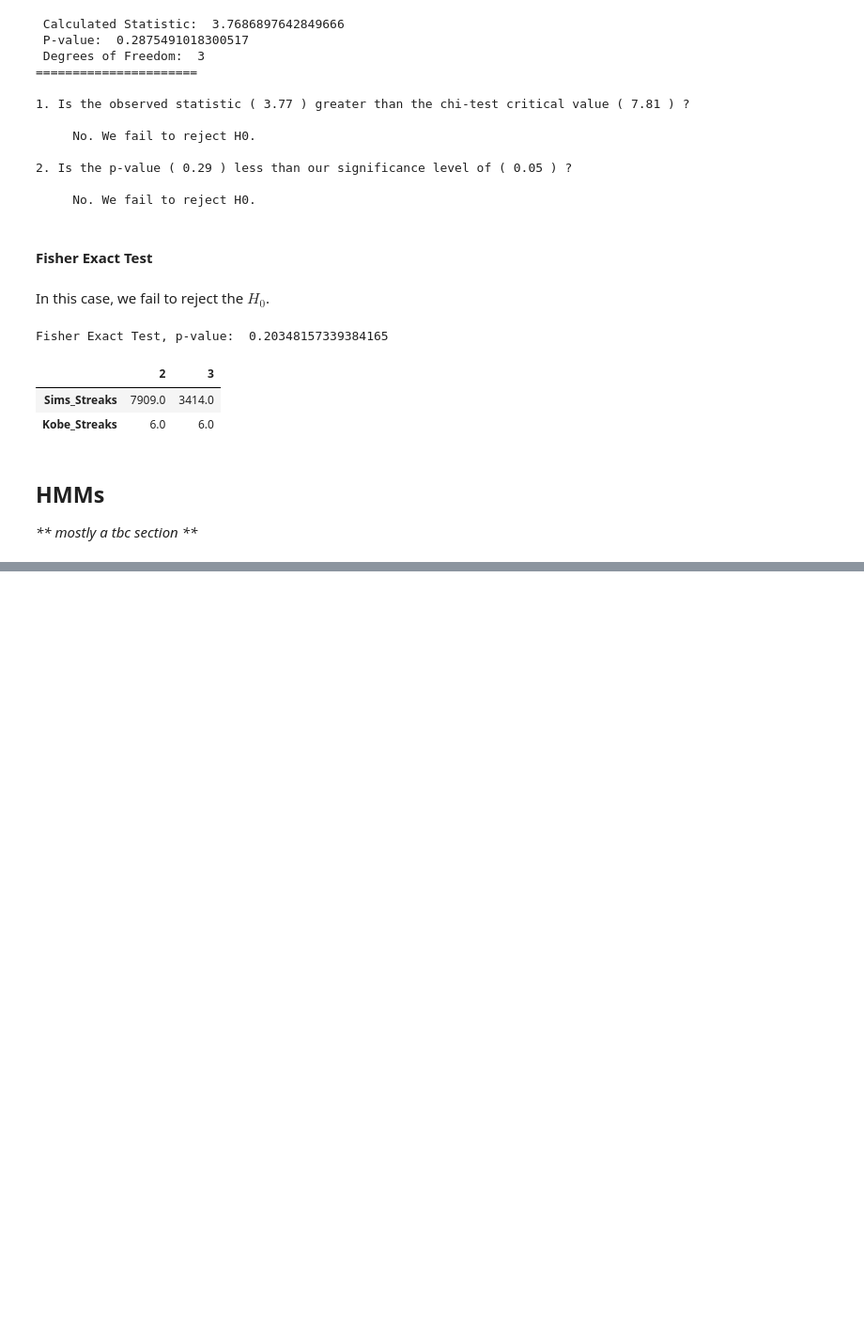
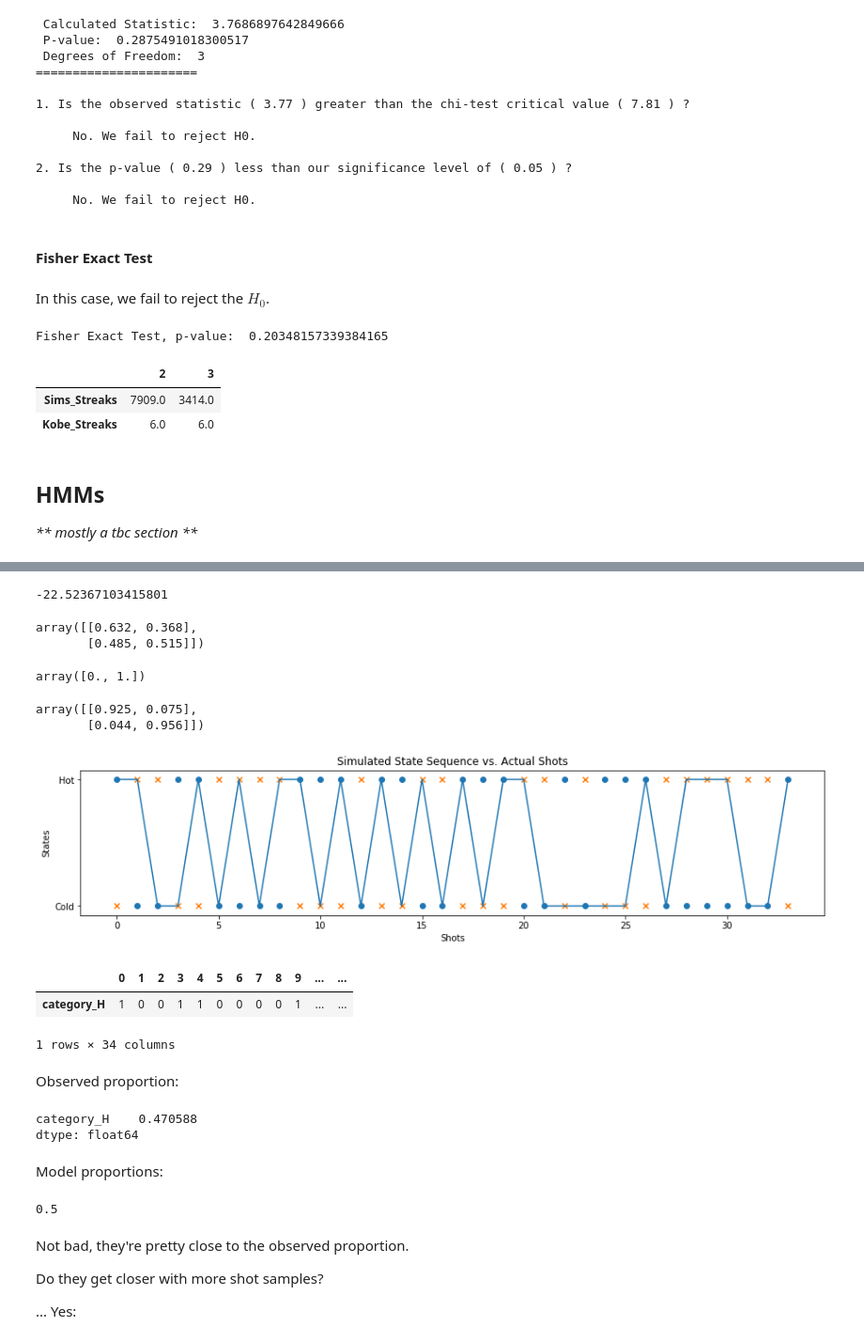
Before and after one commit to jessimk/hothand, a Jupyter notebook: kobe_hothand_python.ipynb, the cells around one changed output, grey strips where cells are left out. Shown at 94% size. Saved outputs shown, nothing was run; the diff lists cells and outputs as text; code cells hidden in the pictures; blank space fills up the shorter version.

Commit message:
learning hmmlearn

```diff
--- a/kobe_hothand_python.ipynb
+++ b/kobe_hothand_python.ipynb
@@ -457,0 +416,8 @@ data.head(15)
+# %%
+X = X.drop(columns=['category_M'])
+# %%
+from hmmlearn.hmm import GaussianHMM, MultinomialHMM #
+X = X.astype(int)
+# %%
+model = MultinomialHMM(n_components=2,
+                       n_iter=1000).fit(X)
@@ -457,0 +433,65 @@ data.head(15)
+# %%
+model.score(X)
+# %% [output]
+-22.52367103415801
+# %%
+np.round(model.transmat_, 3)
+# %% [output]
+array([[0.632, 0.368],
+       [0.485, 0.515]])
+# %%
+np.round(model.startprob_, 3)
+# %% [output]
+array([0., 1.])
+# %%
+np.round(model.emissionprob_, 3)
+# %% [output]
+array([[0.925, 0.075],
+       [0.044, 0.956]])
+# %%
+Hits = Hits_Miss.category_H
+Misses = Hits_Miss.category_M
+# %%
+plt.figure(figsize=(15,3))
+nshots = 34
+
+outputs, states = model.sample(nshots)
+plt.plot(outputs.flatten())
+
+plt.scatter(Hits.index, Hits, marker = 'o')
+plt.scatter(Misses.index, Misses, marker = 'x')
+
+plt.ylabel('States')
+plt.xlabel('Shots')
+
+plt.yticks(ticks=[0,1], labels=['Cold', 'Hot'])
+
+
+plt.title("Simulated State Sequence vs. Actual Shots");
+# %% [output]
+[figure, added]
+# %%
+X.T
+# %% [output]
+|  | 0 | 1 | 2 | 3 | 4 | 5 | 6 | 7 | 8 | 9 | ... | ... |
+| category_H | 1 | 0 | 0 | 1 | 1 | 0 | 0 | 0 | 0 | 1 | ... | ... |
+1 rows × 34 columns
+# %% [markdown]
+Observed proportion:
+# %%
+np.mean(X)
+# %% [output]
+category_H    0.470588
+dtype: float64
+# %% [markdown]
+Model proportions:
+# %%
+np.mean(outputs)
+# %% [output]
+0.5
+# %% [markdown]
+Not bad, they're pretty close to the observed proportion.
+
+Do they get closer with more shot samples?
+
+... Yes:
```
Also changed, not shown: parts of 25 cells of this notebook.
